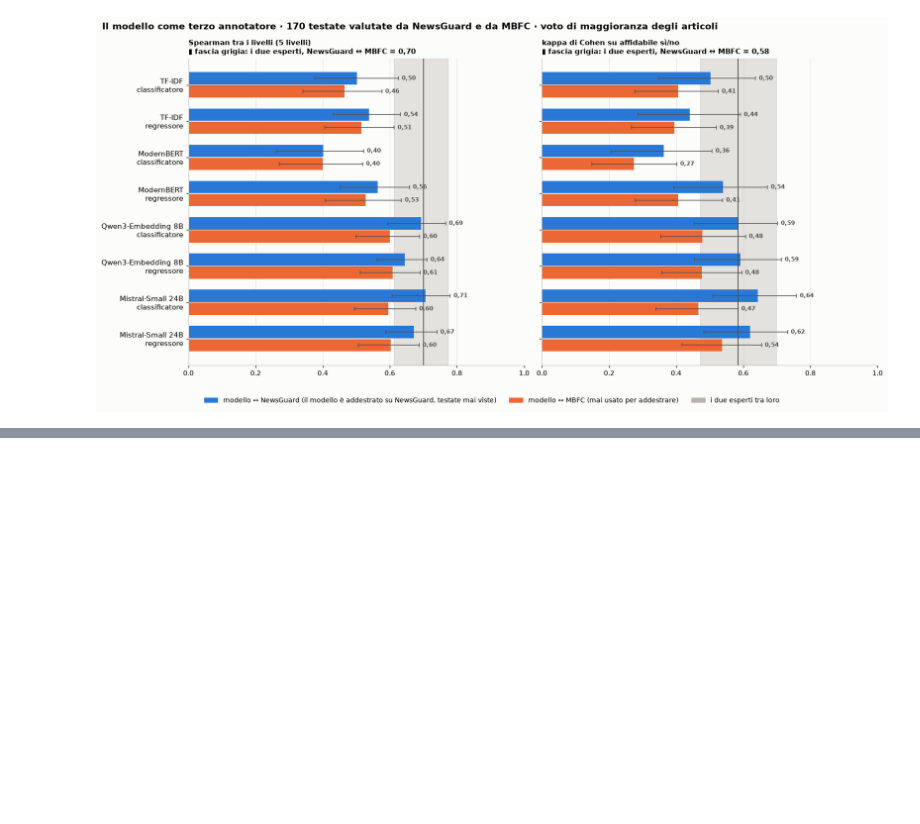
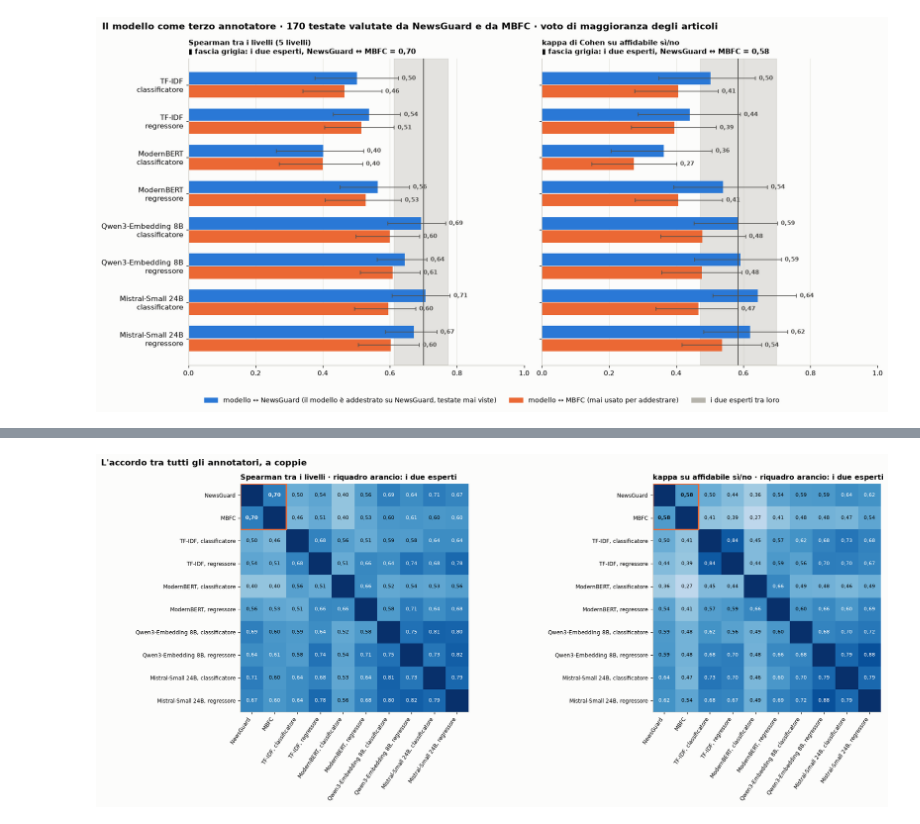
Before and after one commit to bianchi-john/PublisherClassification, a Jupyter notebook: Code/WebScience2027/Tentativi/17_AccordoAnnotatori/01_accordo_annotatori.ipynb, the cells around one changed output, grey strips where cells are left out. Saved outputs shown, nothing was run; the diff lists cells and outputs as text; code cells hidden in the pictures; blank space fills up the shorter version.

```diff
--- a/Code/WebScience2027/Tentativi/17_AccordoAnnotatori/01_accordo_annotatori.ipynb
+++ b/Code/WebScience2027/Tentativi/17_AccordoAnnotatori/01_accordo_annotatori.ipynb
@@ -263,0 +319,22 @@ plt.tight_layout(); plt.savefig(OUT / "colpo_d_occhio.png", dpi=180, bbox_inches
+# %%
+ANNOTATORI = {"NewsGuard": (NG_LV, NG_AFF), "MBFC": (MB_LV, MB_AFF)}
+ANNOTATORI.update({f"{m}, {imp}": v for (m, imp), v in GIUDIZI.items()})
+nomi_a = list(ANNOTATORI)
+fig, assi = plt.subplots(1, 2, figsize=(17, 7.2))
+for ax, mis, titolo in zip(assi, ["Spearman", "kappa"], ["Spearman tra i livelli", "kappa su affidabile sì/no"]):
+    M = np.array([[1.0 if a == b else A.misure(ANNOTATORI[a][0], ANNOTATORI[b][0], ANNOTATORI[a][1], ANNOTATORI[b][1])[mis]
+                   for b in nomi_a] for a in nomi_a])
+    pd.DataFrame(M, index=nomi_a, columns=nomi_a).round(3).to_csv(OUT / f"matrice_{mis}.csv")
+    im = ax.imshow(M, cmap="Blues", vmin=0, vmax=1)
+    for i in range(len(nomi_a)):
+        for j in range(len(nomi_a)):
+            if i != j:
+                ax.text(j, i, f"{M[i, j]:.2f}".replace(".", ","), ha="center", va="center", fontsize=7.5,
+                        color="white" if M[i, j] > 0.6 else "black", fontweight="bold" if {nomi_a[i], nomi_a[j]} == {"NewsGuard", "MBFC"} else None)
+    ax.add_patch(plt.Rectangle((-0.5, -0.5), 2, 2, fill=False, edgecolor=ARANCIO, lw=2))
+    ax.set_xticks(range(len(nomi_a)), nomi_a, rotation=55, ha="right", fontsize=8); ax.set_yticks(range(len(nomi_a)), nomi_a, fontsize=8)
+    ax.grid(False); ax.set_title(f"{titolo} · riquadro arancio: i due esperti", fontsize=10.5)
+fig.suptitle("L'accordo tra tutti gli annotatori, a coppie", fontsize=12.5, fontweight="bold", x=0.01, ha="left")
+plt.tight_layout(); plt.savefig(OUT / "matrice_accordo.png", dpi=180, bbox_inches="tight"); plt.show()
+# %% [output]
+[figure, added]
```
Also changed, not shown: parts of 8 cells of this notebook, 42 other files.
